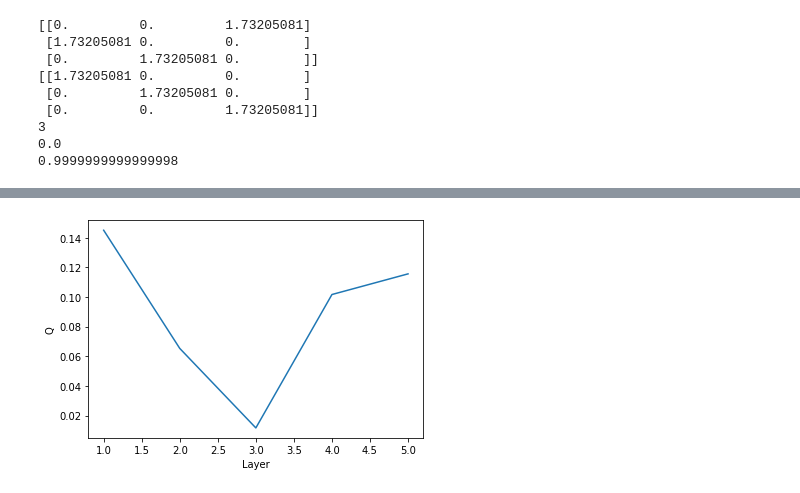
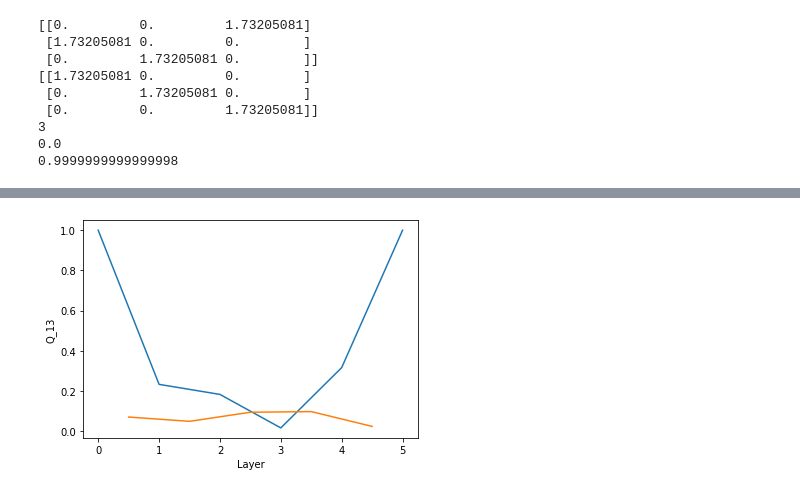
Before and after one commit to tumblingdice512/deep-learning-from-scratch, a Jupyter notebook: model3_2.ipynb, the cells around one changed output, grey strips where cells are left out. Saved outputs shown, nothing was run; the diff lists cells and outputs as text; code cells hidden in the pictures.

```diff
--- a/model3_2.ipynb
+++ b/model3_2.ipynb
@@ -43,7 +43,6 @@ L = 5
 #各パーセプトロンのスピンの成分数を増やすときは、SOとSLを行列の形式にすればよい。
 # %%
 S0 = np.array([[random.choice([1,-1]) for i in range(N)],[random.choice([1,-1]) for i in range(N)],
-               [random.choice([1,-1]) for i in range(N)],[random.choice([1,-1]) for i in range(N)],
                [random.choice([1,-1]) for i in range(N)],[random.choice([1,-1]) for i in range(N)],
                [random.choice([1,-1]) for i in range(N)],[random.choice([1,-1]) for i in range(N)],
                [random.choice([1,-1]) for i in range(N)],[random.choice([1,-1]) for i in range(N)],
@@ -53,7 +52,6 @@ SL = np.array([[random.choice([1,-1]) for i in range(N)],[random.choice([1,-1])
                [random.choice([1,-1]) for i in range(N)],[random.choice([1,-1]) for i in range(N)],
                [random.choice([1,-1]) for i in range(N)],[random.choice([1,-1]) for i in range(N)],
                [random.choice([1,-1]) for i in range(N)],[random.choice([1,-1]) for i in range(N)],
-               [random.choice([1,-1]) for i in range(N)],[random.choice([1,-1]) for i in range(N)],
                [random.choice([1,-1]) for i in range(N)],[random.choice([1,-1]) for i in range(N)]])
 
 M = len(S0)
@@ -416,0 +608,3 @@ plt.show()
+# %%
+q_13 = np.array([q_13_S0[n_epoch-1], q_13_S1[n_epoch-1], q_13_S2[n_epoch-1],
+     q_13_S3[n_epoch-1], q_13_S4[n_epoch-1], q_13_SL[n_epoch-1]])
@@ -424,0 +641,3 @@ plt.show()
+# %%
+Q_13 = np.array([Q_13_1[n_epoch-1], Q_13_2[n_epoch-1], Q_13_3[n_epoch-1],
+     Q_13_4[n_epoch-1], Q_13_5[n_epoch-1]])
@@ -519,8 +679,13 @@ Q = [Q_1[n_epoch-1], Q_2[n_epoch-1], Q_3[n_epoch-1],
 # %%
-i = [1,2,3,4,5]
-plt.plot(i, Q)
+i = [0,1,2,3,4,5]
+plt.plot(i, q_13)
 plt.xlabel('Layer')
-plt.ylabel('Q')
+plt.ylabel('q_13')
+
+i = [0.5,1.5,2.5,3.5,4.5]
+plt.plot(i, Q_13)
+plt.xlabel('Layer')
+plt.ylabel('Q_13')
 plt.show()
 # %% [output]
-[figure, old version]
+[figure, new version]
```
Also changed, not shown: parts of 33 cells of this notebook.
